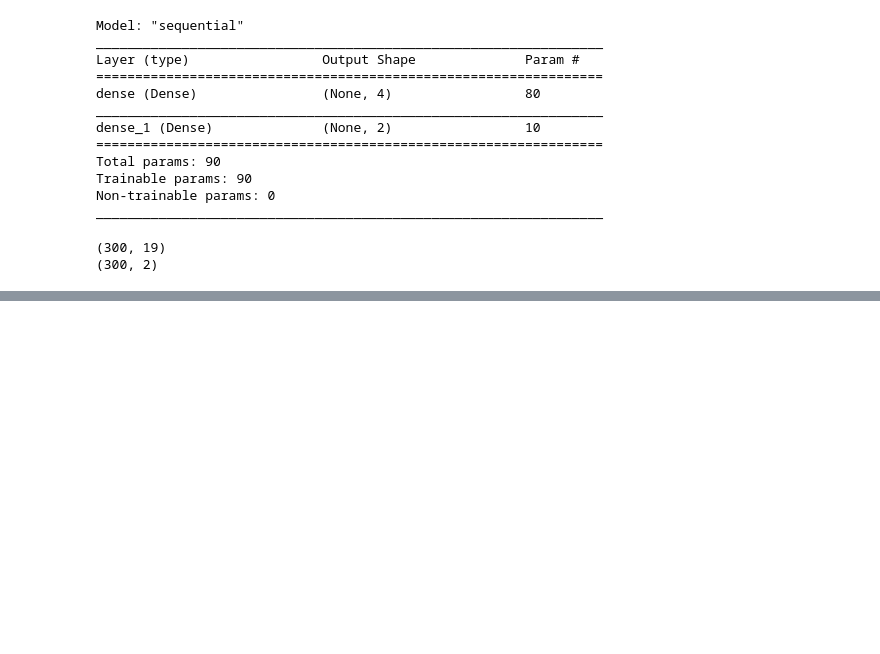
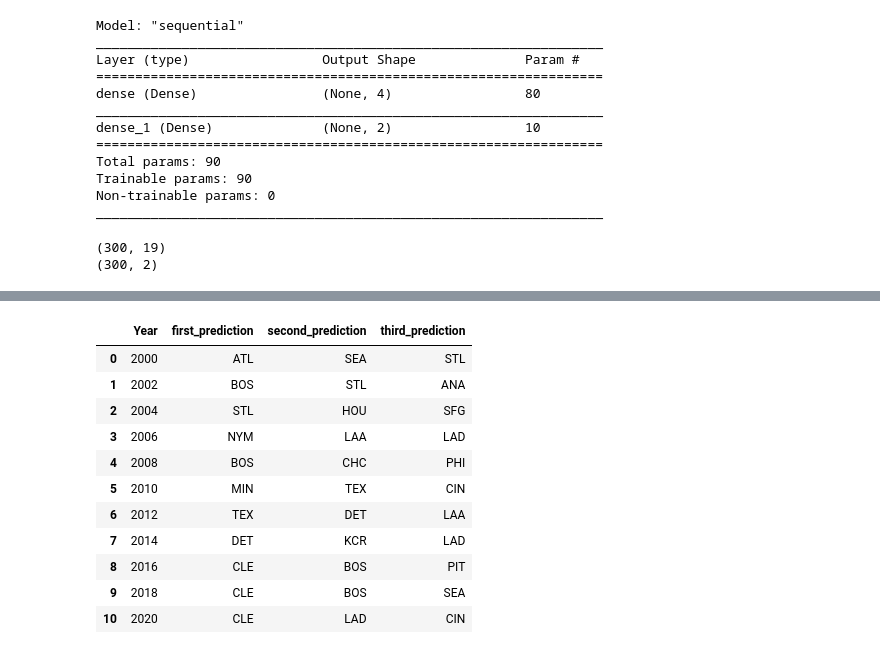
Before and after one commit to rileyfritz/final-project-MLB, a Jupyter notebook: neural_network.ipynb, the cells around one changed output, grey strips where cells are left out. Saved outputs shown, nothing was run; the diff lists cells and outputs as text; code cells hidden in the pictures; blank space fills up the shorter version.

```diff
--- a/neural_network.ipynb
+++ b/neural_network.ipynb
@@ -278,0 +265,7 @@ probs_df.sort_values(by=['Year',True],ascending=False)
+# %%
+seasons = probs_df['Year'].unique()
+top_three = {}
+for season in seasons:
+    df = probs_df.loc[probs_df['Year'] == season]
+    df = df.sort_values(by='True', ascending=False)
+    top_three[season] = {'first_prediction':df.iloc[0,3], 'second_prediction': df.iloc[1,3], 'third_prediction': df.iloc[2,3]}
@@ -278,0 +280,15 @@ probs_df.sort_values(by=['Year',True],ascending=False)
+# %%
+top_three_df
+# %% [output]
+|  | Year | first_prediction | second_prediction | third_prediction |
+| 0 | 2000 | ATL | SEA | STL |
+| 1 | 2002 | BOS | STL | ANA |
+| 2 | 2004 | STL | HOU | SFG |
+| 3 | 2006 | NYM | LAA | LAD |
+| 4 | 2008 | BOS | CHC | PHI |
+| 5 | 2010 | MIN | TEX | CIN |
+| 6 | 2012 | TEX | DET | LAA |
+| 7 | 2014 | DET | KCR | LAD |
+| 8 | 2016 | CLE | BOS | PIT |
+| 9 | 2018 | CLE | BOS | SEA |
+| 10 | 2020 | CLE | LAD | CIN |
```
Also changed, not shown: parts of 14 cells of this notebook.
